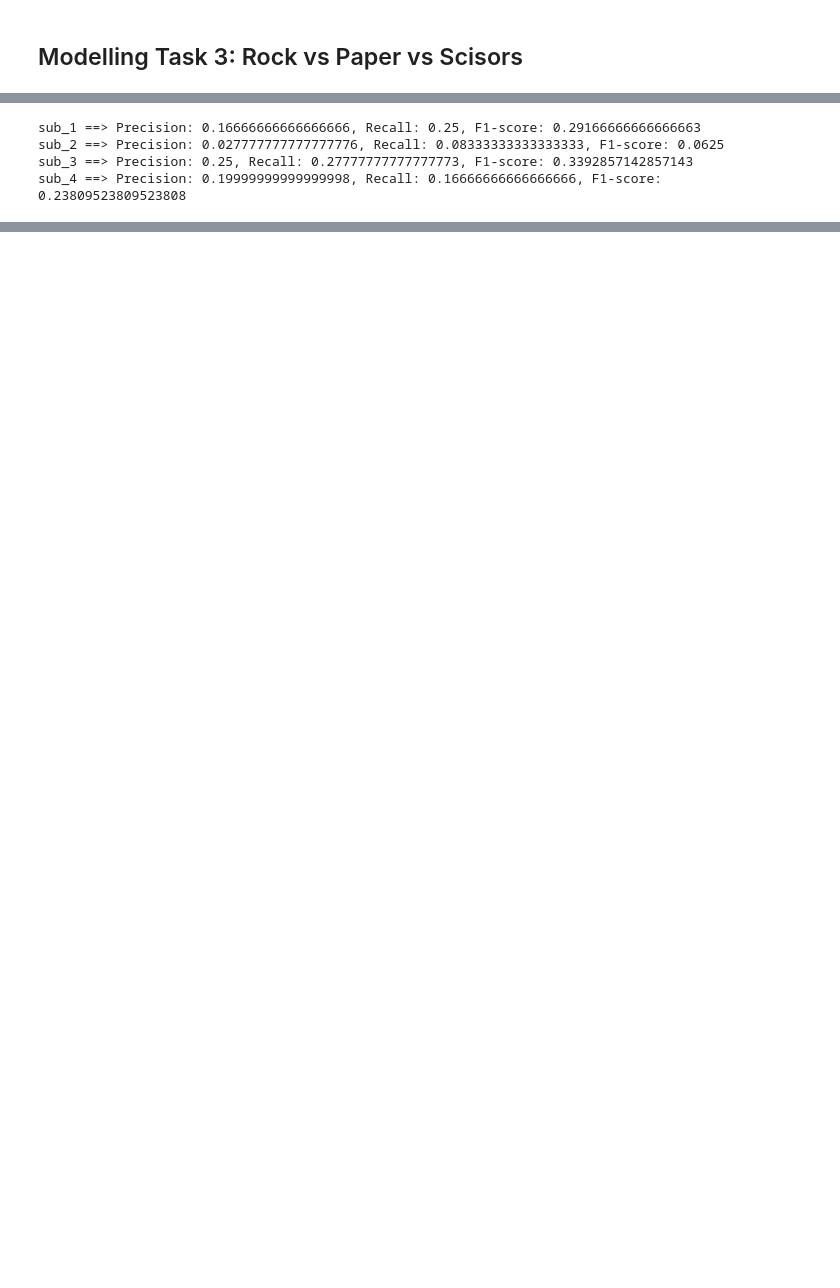
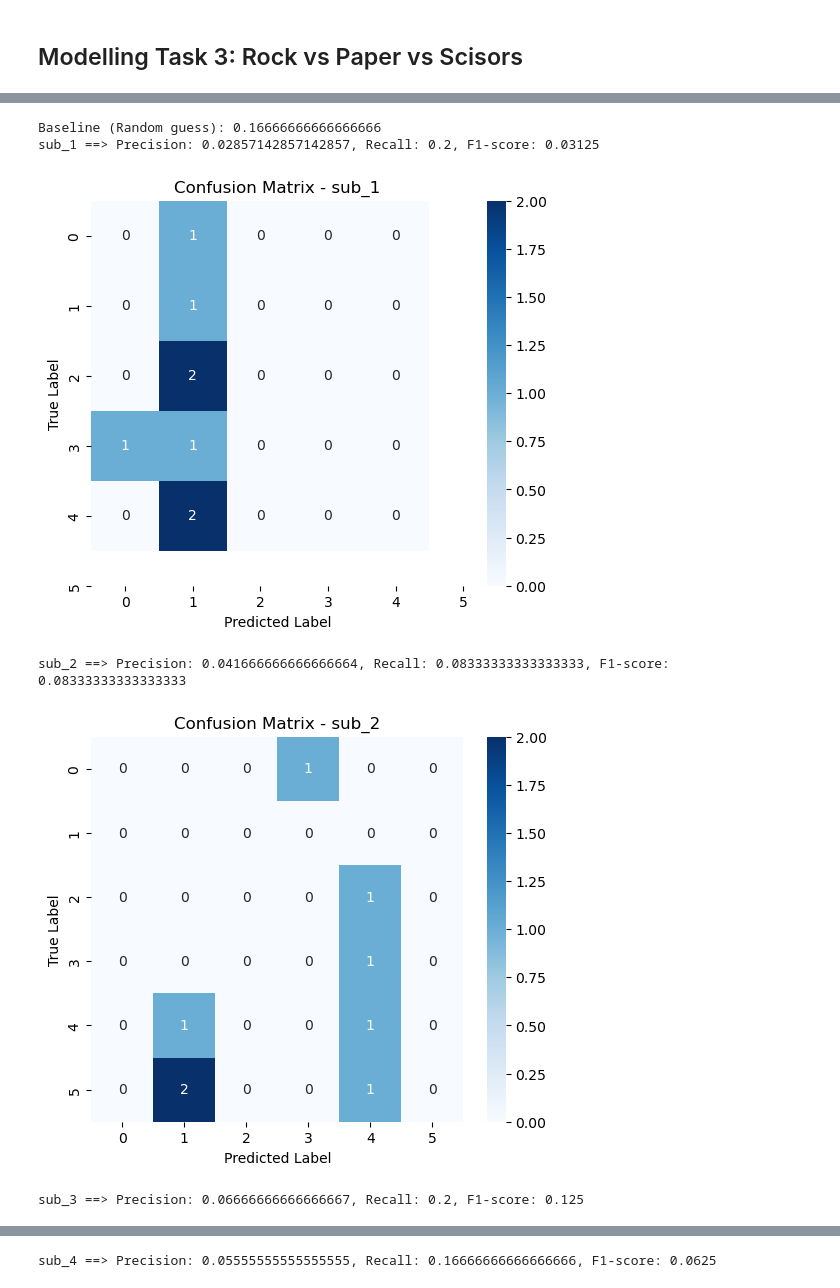
Before and after one commit to AdvaithRavishankar/COGS189_RPS, a Jupyter notebook: final.ipynb, the cells around one changed output, grey strips where cells are left out. Saved outputs shown, nothing was run; the diff lists cells and outputs as text; code cells hidden in the pictures; blank space fills up the shorter version.

```diff
--- a/final.ipynb
+++ b/final.ipynb
@@ -575,7 +645,6 @@ sub_4 ==> Precision: 0.09523809523809523, Recall: 0.2222222222222222, F1-score:
 ## Modelling Task 3: Rock vs Paper vs Scisors
 # %%
 batch_size = 1
-epochs = 100
 num_classes = 6
 
 mode = "both"
@@ -583,26 +652,31 @@ results = {}
 
 for sub_id in ["sub_1", "sub_2", "sub_3", "sub_4"]:
     print(f"============== {sub_id} ==============\n")
-    sample_window = min(min([val.shape[0] for val in cleaned_data[sub_id]["train"]["eeg"]]), min([val.shape[0] for val in cleaned_data[sub_id]["test"]["eeg"]]))
+    # sample_window = min(min([val.shape[0] for val in cleaned_data[sub_id]["train"]["eeg"]]), min([val.shape[0] for val in cleaned_data[sub_id]["test"]["eeg"]]))
 
     print(f"sample_window = {sample_window}")
     train_set = Dataset(cleaned_data[sub_id]["train"], mode=mode, sample_window=sample_window)
+    val_set = Dataset(cleaned_data[sub_id]["val"], mode=mode, sample_window=sample_window)
     test_set = Dataset(cleaned_data[sub_id]["test"], mode=mode, sample_window=sample_window)
 
     train_loader = DataLoader(train_set, batch_size=batch_size, shuffle=True)
-    test_loader = DataLoader(test_set, batch_size=batch_size, shuffle=False)
+    val_loader = DataLoader(val_set, batch_size=1, shuffle=False)
+    test_loader = DataLoader(test_set, batch_size=1, shuffle=False)
 
     device = torch.device("cuda" if torch.cuda.is_available() else "cpu")
 
     model = EEGNet(num_classes=num_classes)
+    # model = EEGClassifier(num_classes=num_classes, seq_length=sample_window)
     model.to(device)
 
     optimizer = optim.Adam(model.parameters(), lr=1e-3)
+    scheduler = optim.lr_scheduler.ReduceLROnPlateau(optimizer, 'min')
     criterion = nn.CrossEntropyLoss()
 
     for epoch in range(epochs):
         model.train()
         total_loss = 0
+        val_loss = 0
         correct = 0
         for steps, (data, target) in enumerate(train_loader):
             data, target = data.to(device), target.to(device)
@@ -615,8 +689,18 @@ for sub_id in ["sub_1", "sub_2", "sub_3", "sub_4"]:
 
             total_loss += loss.item()
 
-        if (epoch+1) % 10 == 0:
-            print(f"Epoch {epoch+1}/{epochs}, Loss: {total_loss/len(train_loader):.4f}")
+        for steps, (data, target) in enumerate(val_loader):
+            data, target = data.to(device), target.to(device)
+
+            output = model(data)
+            loss = criterion(output, target)
+
+            val_loss += loss.item()
+
+        scheduler.step(val_loss/len(val_loader))
+
+        if (epoch+1) % 100 == 0:
+            print(f"Epoch {epoch+1}/{epochs}, Loss: {total_loss/len(train_loader):.4f}, Val Loss: {val_loss/len(val_loader):.4f}")
 
     # evaluating
     model.eval()
@@ -631,7 +715,7 @@ for sub_id in ["sub_1", "sub_2", "sub_3", "sub_4"]:
             y_pred.append(pred.squeeze().cpu().detach().numpy())
             y_true.append(gt.squeeze().cpu().detach().numpy())
 
-    precision = precision_score(y_true, y_pred, average='macro')  # Use 'macro' for multi-class
+    precision = precision_score(y_true, y_pred, average='macro')
     recall = recall_score(y_true, y_pred, average='macro')
     f1 = f1_score(y_true, y_pred, average='weighted')
 
@@ -639,6 +723,7 @@ for sub_id in ["sub_1", "sub_2", "sub_3", "sub_4"]:
         "f1": f1,
         "precision": precision,
         "recall": recall,
+        "conf_mat": confusion_matrix(y_true, y_pred),
     }
 # %% [output]
 ============== sub_1 ==============
@@ -696,11 +781,15 @@ Epoch 100/100, Loss: 0.0039
 # %%
+print(f"Baseline (Random guess): {1/num_classes}")
 for sub_id in ["sub_1", "sub_2", "sub_3", "sub_4"]:
     f1 = results[sub_id]["f1"]
     precision = results[sub_id]["precision"]
     recall = results[sub_id]["recall"]
     print(f"{sub_id} ==> Precision: {precision}, Recall: {recall}, F1-score: {f1}")
+    plot_cm(results[sub_id]["conf_mat"], sub_id)
 # %% [output]
-sub_1 ==> Precision: 0.16666666666666666, Recall: 0.25, F1-score: 0.29166666666666663
-sub_2 ==> Precision: 0.027777777777777776, Recall: 0.08333333333333333, F1-score: 0.0625
-sub_3 ==> Precision: 0.25, Recall: 0.27777777777777773, F1-score: 0.3392857142857143
-sub_4 ==> Precision: 0.19999999999999998, Recall: 0.16666666666666666, F1-score: 0.23809523809523808
+Baseline (Random guess): 0.16666666666666666
+sub_1 ==> Precision: 0.02857142857142857, Recall: 0.2, F1-score: 0.03125
+[figure, added]
+sub_2 ==> Precision: 0.041666666666666664, Recall: 0.08333333333333333, F1-score: 0.08333333333333333
+[figure, added]
+sub_3 ==> Precision: 0.06666666666666667, Recall: 0.2, F1-score: 0.125
@@ -706,0 +797 @@ sub_4 ==> Precision: 0.19999999999999998, Recall: 0.16666666666666666, F1-score:
+sub_4 ==> Precision: 0.05555555555555555, Recall: 0.16666666666666666, F1-score: 0.0625
```
Also changed, not shown: parts of 13 cells of this notebook.
